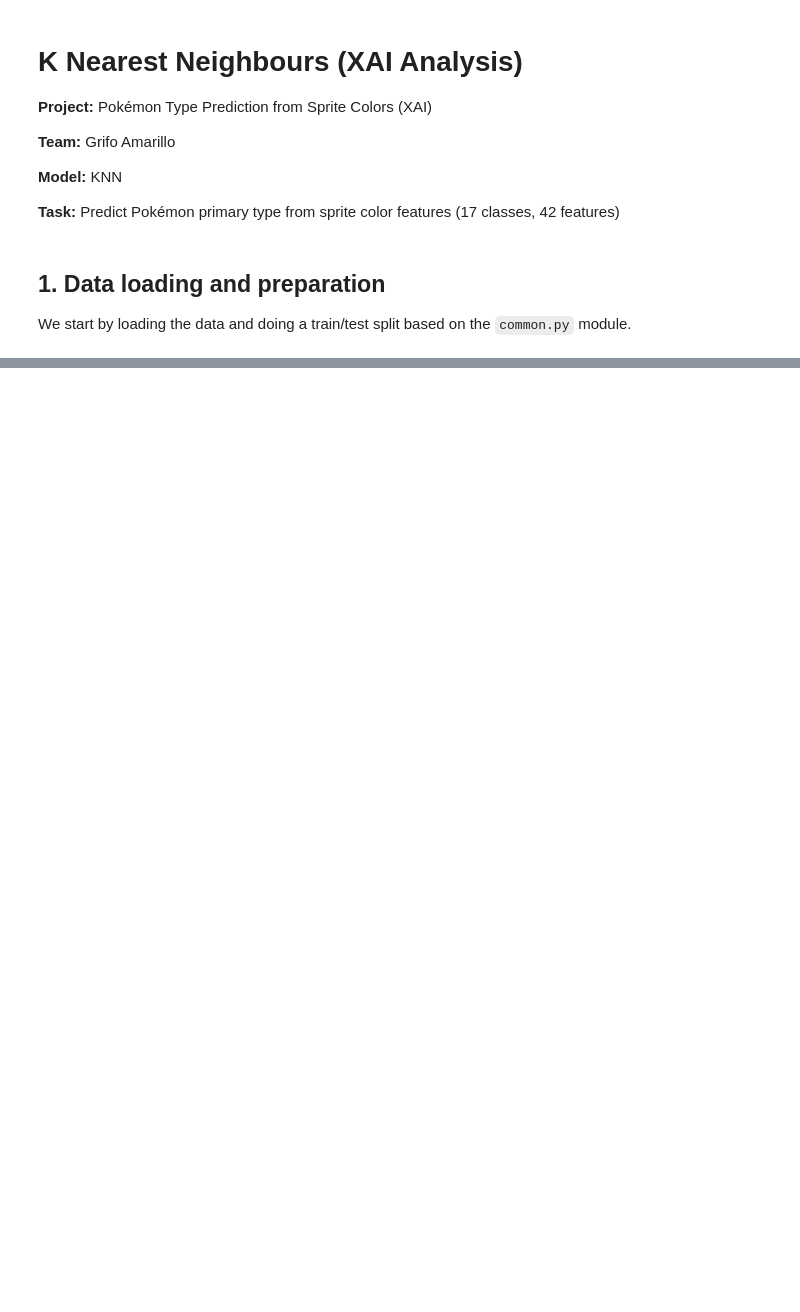
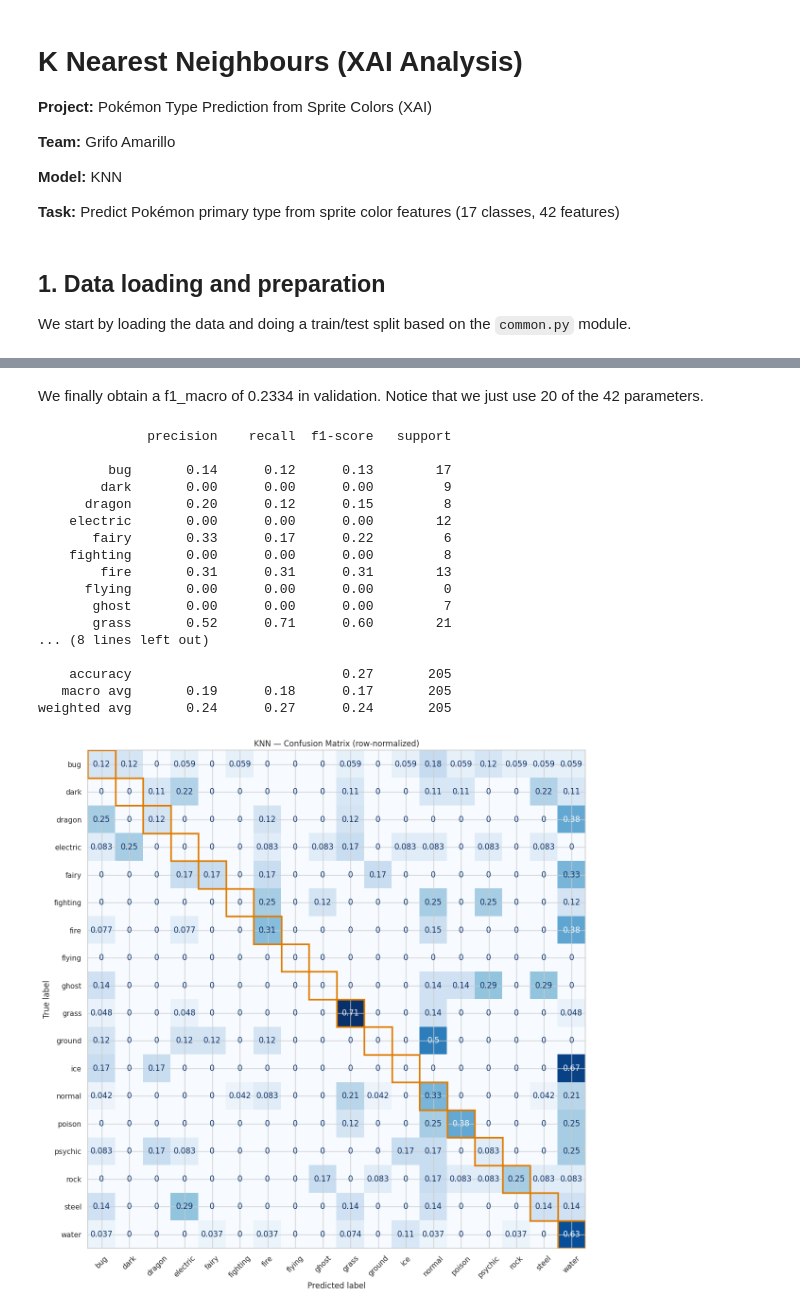
Before and after one commit to JuanDiegoGallego/mlx, a Jupyter notebook: notebooks/2_knn augmented.ipynb, the cells around one changed output, grey strips where cells are left out. Cells and saved outputs as stored; diff of their text form; code cells hidden in the pictures; blank space fills up the shorter version.

```diff
--- a/notebooks/2_knn augmented.ipynb
+++ b/notebooks/2_knn augmented.ipynb
@@ -62,0 +173,32 @@ print(f"Train: {len(X_train)} | Test: {len(X_test)}")
+# %% [markdown]
+We finally obtain a f1_macro of 0.2334 in validation. Notice that we just use 20 of the 42 parameters.
+# %%
+best_pipeline = grid_search.best_estimator_
+
+y_pred = best_pipeline.predict(X_test)
+
+common.print_classification_report(y_test, y_pred, int_to_type)
+
+fig, ax = plt.subplots(figsize=(14, 12))
+common.plot_confusion_matrix(y_test, y_pred, int_to_type,
+                              title="KNN \u2014 Confusion Matrix (row-normalized)", ax=ax)
+plt.show()
+# %% [output]
+              precision    recall  f1-score   support
+
+         bug       0.14      0.12      0.13        17
+        dark       0.00      0.00      0.00         9
+      dragon       0.20      0.12      0.15         8
+    electric       0.00      0.00      0.00        12
+       fairy       0.33      0.17      0.22         6
+    fighting       0.00      0.00      0.00         8
+        fire       0.31      0.31      0.31        13
+      flying       0.00      0.00      0.00         0
+       ghost       0.00      0.00      0.00         7
+       grass       0.52      0.71      0.60        21
+... (8 lines left out)
+
+    accuracy                           0.27       205
+   macro avg       0.19      0.18      0.17       205
+weighted avg       0.24      0.27      0.24       205
+[figure, added]
```
Also changed, not shown: parts of 42 cells of this notebook, 2 other files.
